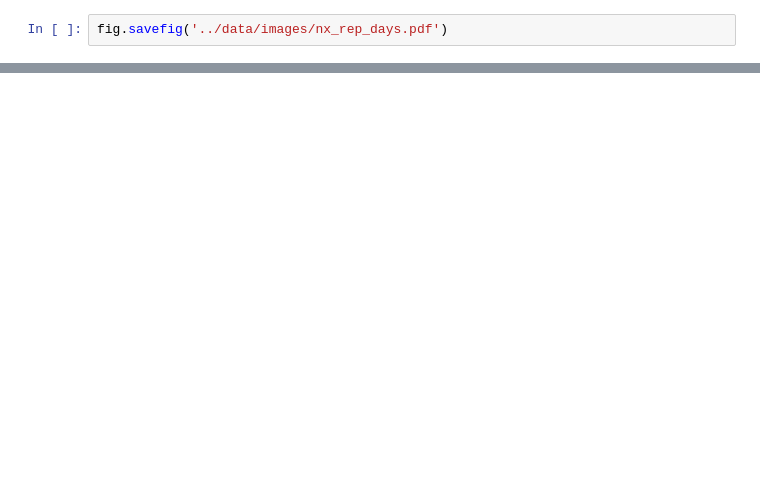
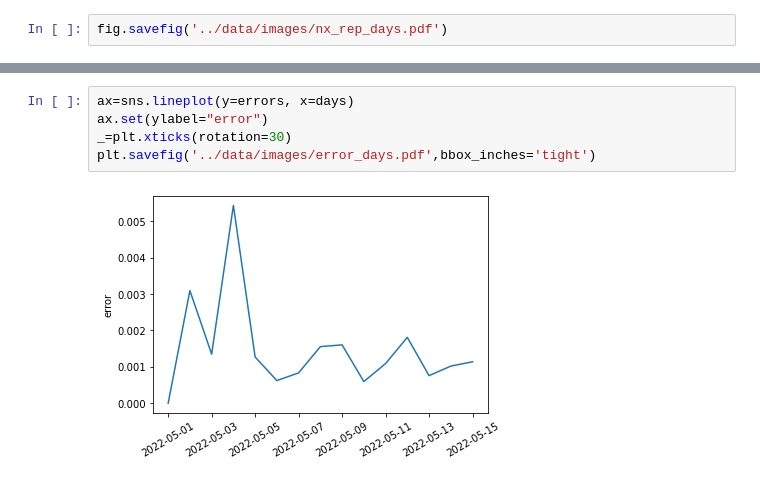
Before and after one commit to anatosun/reddit-cryptocurrency-analysis, a Jupyter notebook: notebooks/pagerank.ipynb, the cells around one changed output, grey strips where cells are left out. Cells and saved outputs as stored; diff of their text form; blank space fills up the shorter version.

```diff
--- a/notebooks/pagerank.ipynb
+++ b/notebooks/pagerank.ipynb
@@ -104,0 +128,7 @@ fig.savefig('../data/images/nx_rep_days.pdf')
+# %%
+ax=sns.lineplot(y=errors, x=days)
+ax.set(ylabel="error")
+_=plt.xticks(rotation=30)
+plt.savefig('../data/images/error_days.pdf',bbox_inches='tight')
+# %% [output]
+[figure, added]
```
Also changed, not shown: parts of 8 cells of this notebook, 1 other file.
